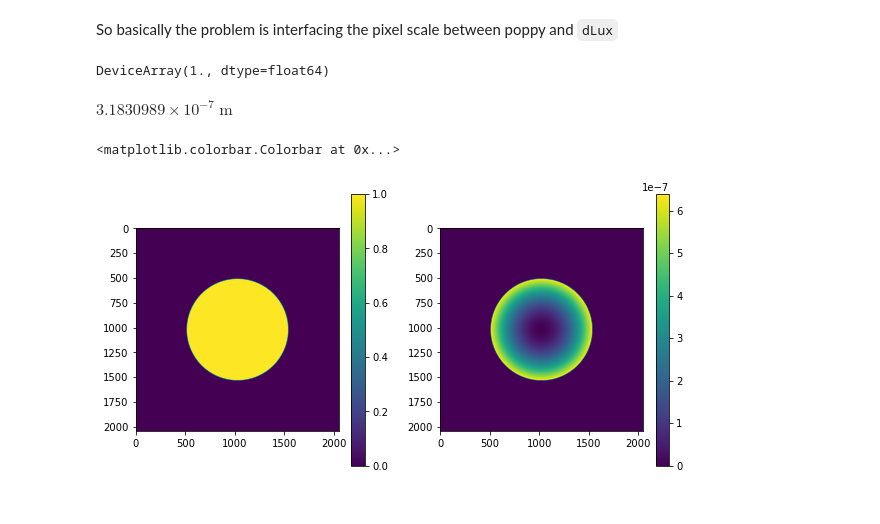
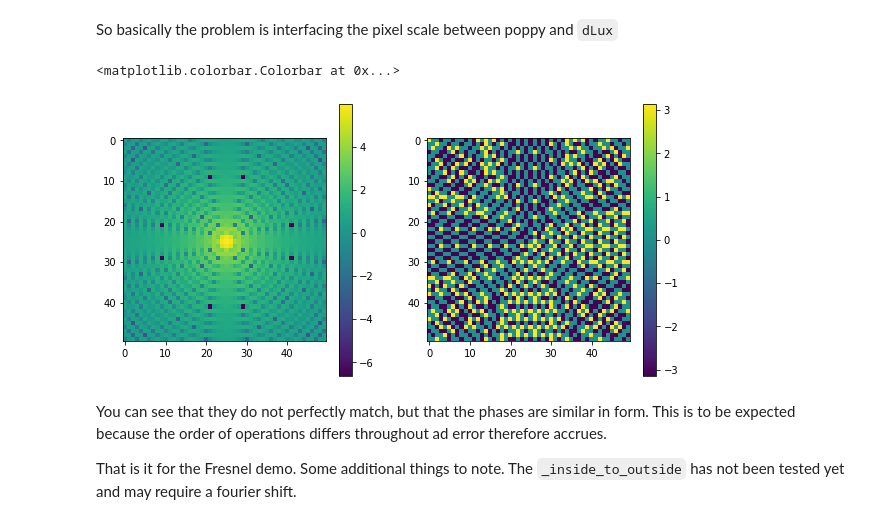
Before and after one commit to anand0xff/dLux, a Jupyter notebook: dLux/dev/FresnelExample.ipynb, the cells around one changed output. Cells and saved outputs as stored; diff of their text form; code cells hidden in the pictures.

Commit message:
A working demo minus the Hubble Space Telescope stuff

```diff
--- a/dLux/dev/FresnelExample.ipynb
+++ b/dLux/dev/FresnelExample.ipynb
@@ -156,9 +156,9 @@ diverging = poppy.QuadraticLens(-1. * u.m)
 wavefront *= aperture
 save = wavefront.wavefront.copy()
 wavefront *= converging
-# wavefront.propagate_fresnel(.5 * u.m)
-# wavefront *= diverging
-# wavefront.propagate_fresnel(wavefront.z_w0 - .5 * u.m)
+wavefront.propagate_fresnel(.5 * u.m)
+wavefront *= diverging
+wavefront.propagate_fresnel(wavefront.z_w0 - .5 * u.m)
 # %%
 pyplot.figure(figsize=(10, 5))
 pyplot.subplot(1, 2, 1)
@@ -185,13 +186,6 @@ wave = GaussianWavefront(offset, wavelength, radius)\
     .set_pixel_scale(4 * radius / npix)
 # %%
 wave = GaussianLens(1.)(wave)
-# wave = GaussianPropagator(.5)(wave)
-# wave = GaussianLens(-1.)(wave)
+wave = GaussianPropagator(.5)(wave)
+wave = GaussianLens(-1.)(wave)
+wave = GaussianPropagator(wave.waist_position - .5)(wave)
-# %%
-wave.waist_position
-# %% [output]
-DeviceArray(1., dtype=float64)
-# %%
-wavefront.w_0
-# %% [output]
-$3.1830989 \times 10^{-7} \; \mathrm{m}$
@@ -200,11 +192,15 @@ $3.1830989 \times 10^{-7} \; \mathrm{m}$
 # %%
 pyplot.figure(figsize=(10, 5))
 pyplot.subplot(1, 2, 1)
-pyplot.imshow(wave.amplitude)
+pyplot.imshow(np.log(wave.amplitude[(1024 - 25):(1024 + 25), (1024 - 25):(1024 + 25)]))
 pyplot.colorbar()
 pyplot.subplot(1, 2, 2)
-pyplot.imshow(wave.phase)
+pyplot.imshow(wave.phase[(1024 - 25):(1024 + 25), (1024 - 25):(1024 + 25)])
 pyplot.colorbar()
 # %% [output]
 <matplotlib.colorbar.Colorbar at 0x...>
-[figure, old version]
+[figure, new version]
+# %% [markdown]
+You can see that they do not perfectly match, but that the phases are similar in form. This is to be expected because the order of operations differs throughout ad error therefore accrues.
+
+That is it for the Fresnel demo. Some additional things to note. The `_inside_to_outside` has not been tested yet and may require a fourier shift.
```
Also changed, not shown: parts of 3 cells of this notebook, 1 other file.
